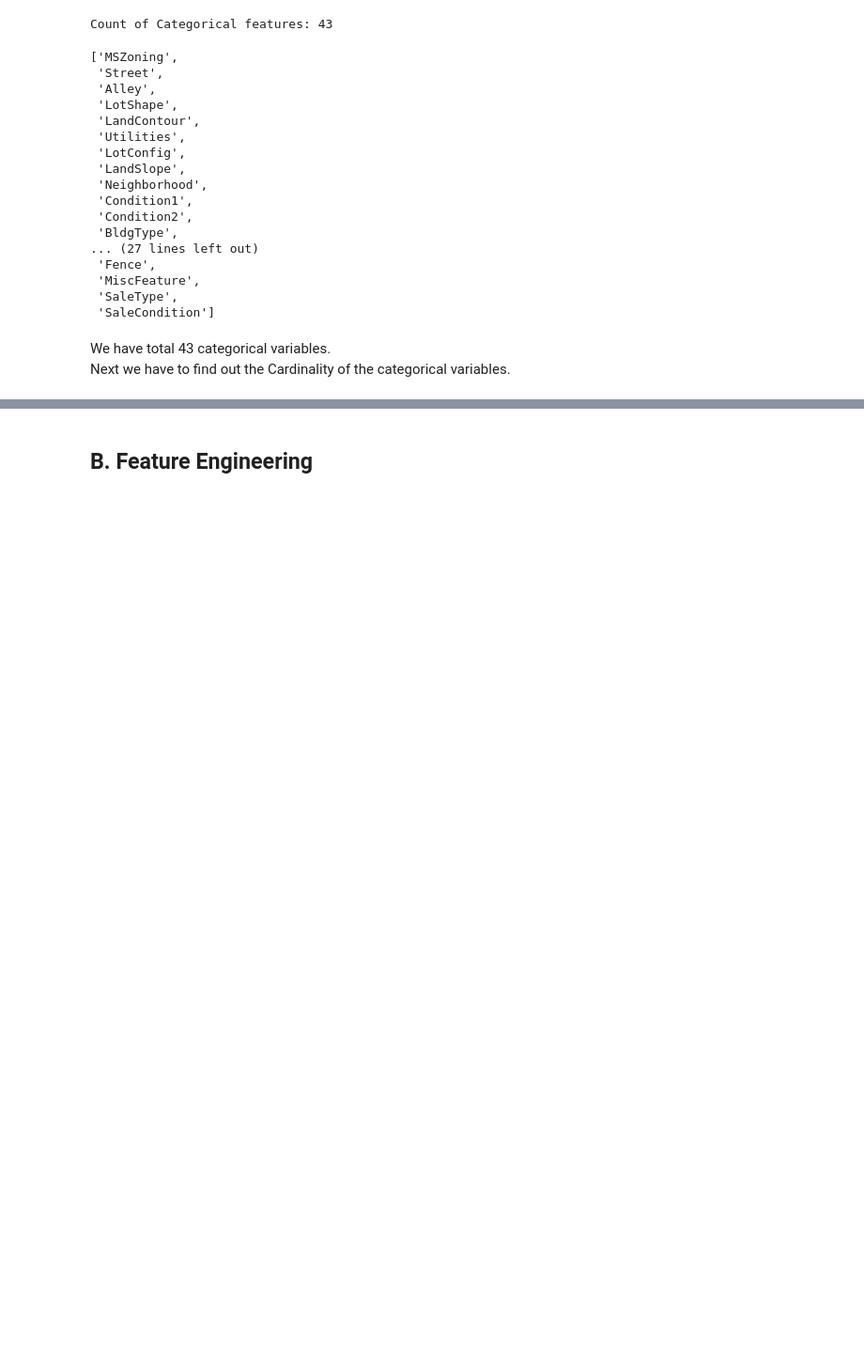
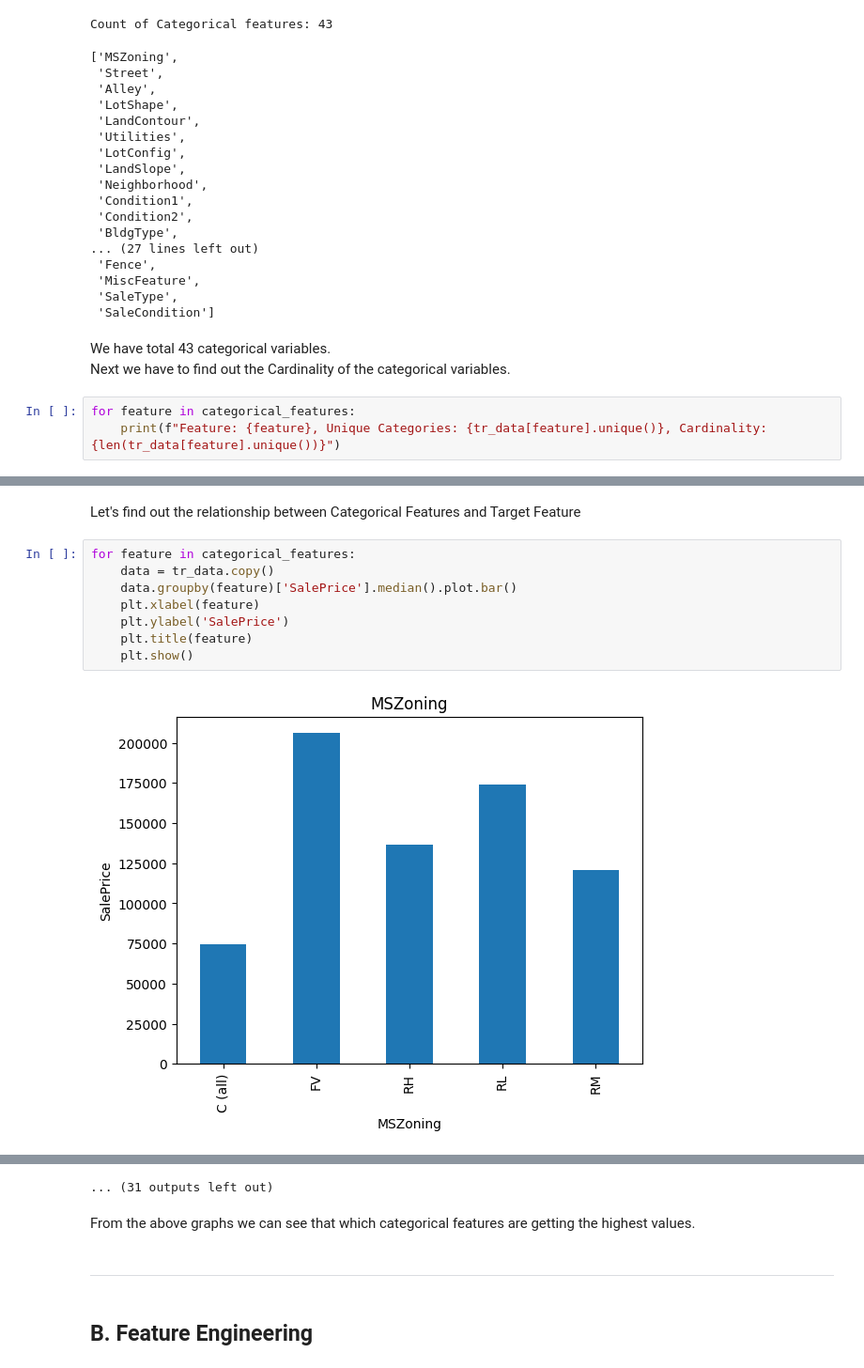
Before and after one commit to arpanmndl/house-price-prediction, a Jupyter notebook: house-price-prediction.ipynb, the cells around one changed output, grey strips where cells are left out. Shown at 94% size. Cells and saved outputs as stored; diff of their text form; blank space fills up the shorter version.

```diff
--- a/house-price-prediction.ipynb
+++ b/house-price-prediction.ipynb
@@ -439,3 +455,6 @@ Count of Categorical features: 43
 # %% [markdown]
 We have total 43 categorical variables.<br>
 Next we have to find out the Cardinality of the categorical variables.
+# %%
+for feature in categorical_features:
+    print(f"Feature: {feature}, Unique Categories: {tr_data[feature].unique()}, Cardinality: {len(tr_data[feature].unique())}")
@@ -441,0 +479,12 @@ Next we have to find out the Cardinality of the categorical variables.
+# %% [markdown]
+Let's find out the relationship between Categorical Features and Target Feature
+# %%
+for feature in categorical_features:
+    data = tr_data.copy()
+    data.groupby(feature)['SalePrice'].median().plot.bar()
+    plt.xlabel(feature)
+    plt.ylabel('SalePrice')
+    plt.title(feature)
+    plt.show()
+# %% [output]
+[figure, added]
@@ -442,2 +502,7 @@ Next we have to find out the Cardinality of the categorical variables.
+... (31 outputs left out)
+# %% [markdown]
+From the above graphs we can see that which categorical features are getting the highest values.
+# %% [markdown]
+---
 # %% [markdown]
 <h2> B. Feature Engineering </h2>
```
Also changed, not shown: parts of 19 cells of this notebook.
